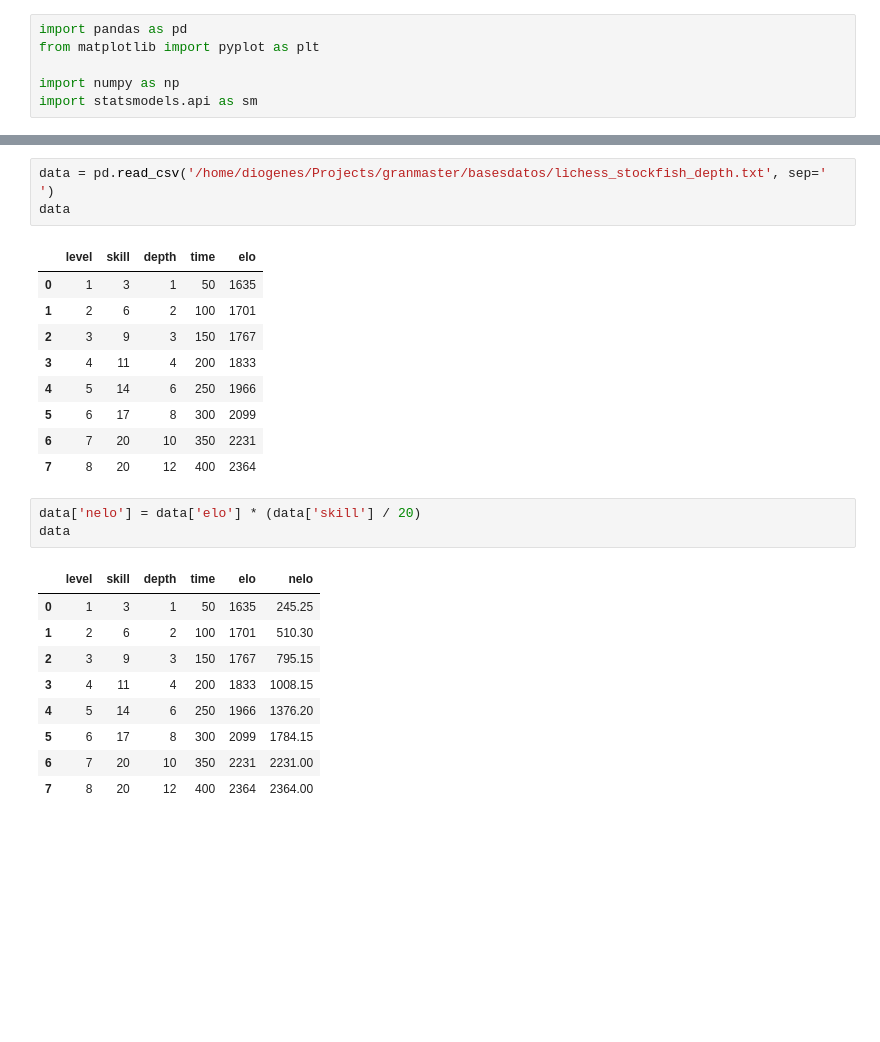
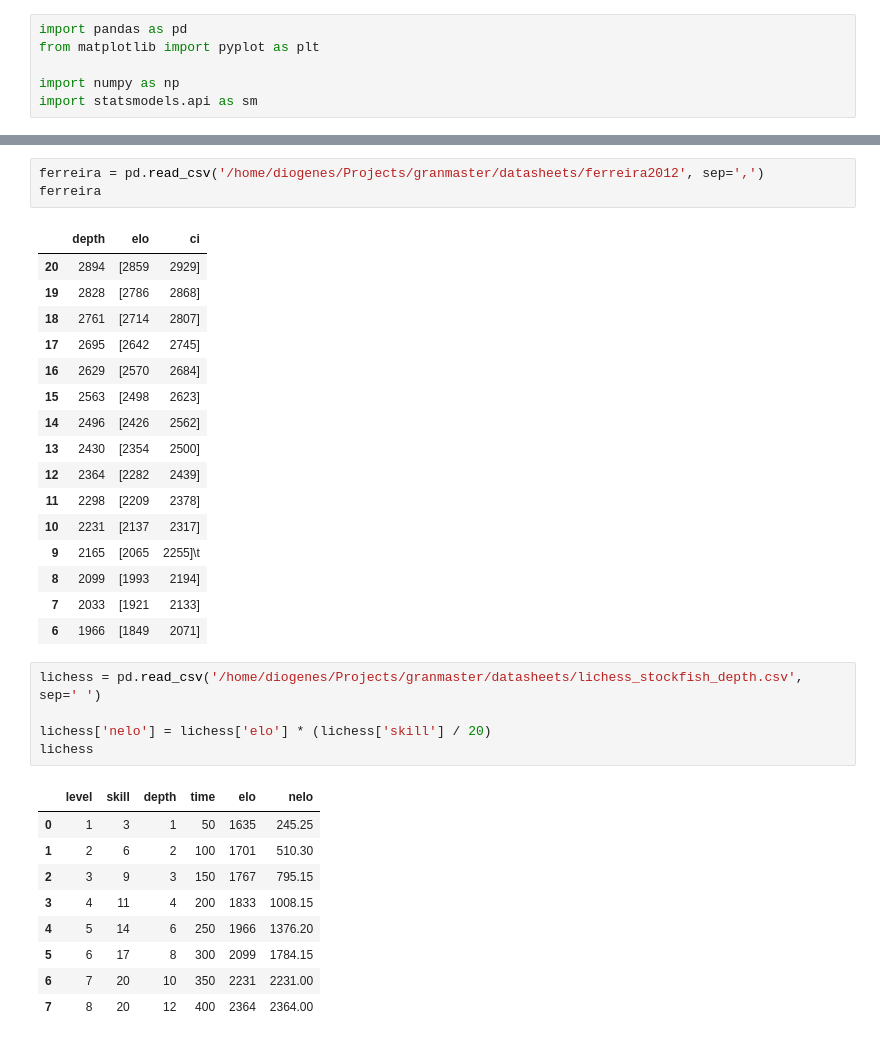
Before and after one commit to CyberPunkLabs/granmaster, a Jupyter notebook: datasheets/calculosELO.ipynb, the cells around one changed output, grey strips where cells are left out. Cells and saved outputs as stored; diff of their text form; blank space fills up the shorter version.

```diff
--- a/datasheets/calculosELO.ipynb
+++ b/datasheets/calculosELO.ipynb
@@ -65,26 +65,35 @@ plt.ylim([1500,3000])
 # %%
-data = pd.read_csv('/home/diogenes/Projects/granmaster/basesdatos/lichess_stockfish_depth.txt', sep=' ')
-data
+ferreira = pd.read_csv('/home/diogenes/Projects/granmaster/datasheets/ferreira2012', sep=',')
+ferreira
 # %% [output]
-|  | level | skill | depth | time | elo |
-| 0 | 1 | 3 | 1 | 50 | 1635 |
-| 1 | 2 | 6 | 2 | 100 | 1701 |
-| 2 | 3 | 9 | 3 | 150 | 1767 |
-| 3 | 4 | 11 | 4 | 200 | 1833 |
-| 4 | 5 | 14 | 6 | 250 | 1966 |
-| 5 | 6 | 17 | 8 | 300 | 2099 |
-| 6 | 7 | 20 | 10 | 350 | 2231 |
-| 7 | 8 | 20 | 12 | 400 | 2364 |
+|  | depth | elo | ci |
+| 20 | 2894 | [2859 | 2929] |
+| 19 | 2828 | [2786 | 2868] |
+| 18 | 2761 | [2714 | 2807] |
+| 17 | 2695 | [2642 | 2745] |
+| 16 | 2629 | [2570 | 2684] |
+| 15 | 2563 | [2498 | 2623] |
+| 14 | 2496 | [2426 | 2562] |
+| 13 | 2430 | [2354 | 2500] |
+| 12 | 2364 | [2282 | 2439] |
+| 11 | 2298 | [2209 | 2378] |
+| 10 | 2231 | [2137 | 2317] |
+| 9 | 2165 | [2065 | 2255]\t |
+| 8 | 2099 | [1993 | 2194] |
+| 7 | 2033 | [1921 | 2133] |
+| 6 | 1966 | [1849 | 2071] |
-# %%
-data['nelo'] = data['elo'] * (data['skill'] / 20)
-data
-# %% [output]
-|  | level | skill | depth | time | elo | nelo |
-| 0 | 1 | 3 | 1 | 50 | 1635 | 245.25 |
-| 1 | 2 | 6 | 2 | 100 | 1701 | 510.30 |
-| 2 | 3 | 9 | 3 | 150 | 1767 | 795.15 |
-| 3 | 4 | 11 | 4 | 200 | 1833 | 1008.15 |
-| 4 | 5 | 14 | 6 | 250 | 1966 | 1376.20 |
-| 5 | 6 | 17 | 8 | 300 | 2099 | 1784.15 |
-| 6 | 7 | 20 | 10 | 350 | 2231 | 2231.00 |
-| 7 | 8 | 20 | 12 | 400 | 2364 | 2364.00 |
+# %%
+lichess = pd.read_csv('/home/diogenes/Projects/granmaster/datasheets/lichess_stockfish_depth.csv', sep=' ')
+
+lichess['nelo'] = lichess['elo'] * (lichess['skill'] / 20)
+lichess
+# %% [output]
+|  | level | skill | depth | time | elo | nelo |
+| 0 | 1 | 3 | 1 | 50 | 1635 | 245.25 |
+| 1 | 2 | 6 | 2 | 100 | 1701 | 510.30 |
+| 2 | 3 | 9 | 3 | 150 | 1767 | 795.15 |
+| 3 | 4 | 11 | 4 | 200 | 1833 | 1008.15 |
+| 4 | 5 | 14 | 6 | 250 | 1966 | 1376.20 |
+| 5 | 6 | 17 | 8 | 300 | 2099 | 1784.15 |
+| 6 | 7 | 20 | 10 | 350 | 2231 | 2231.00 |
+| 7 | 8 | 20 | 12 | 400 | 2364 | 2364.00 |
```
Also changed, not shown: parts of 7 cells of this notebook, 3 other files.
